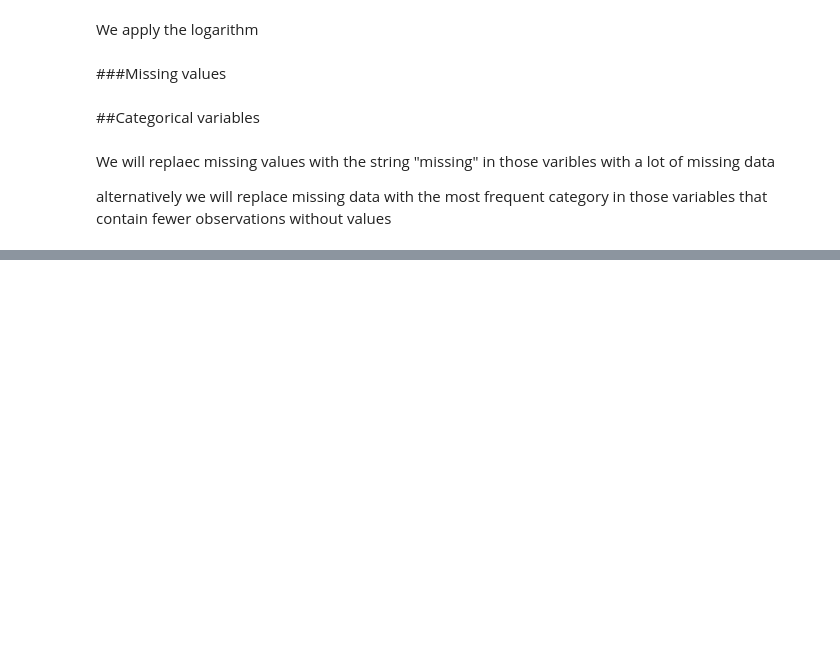
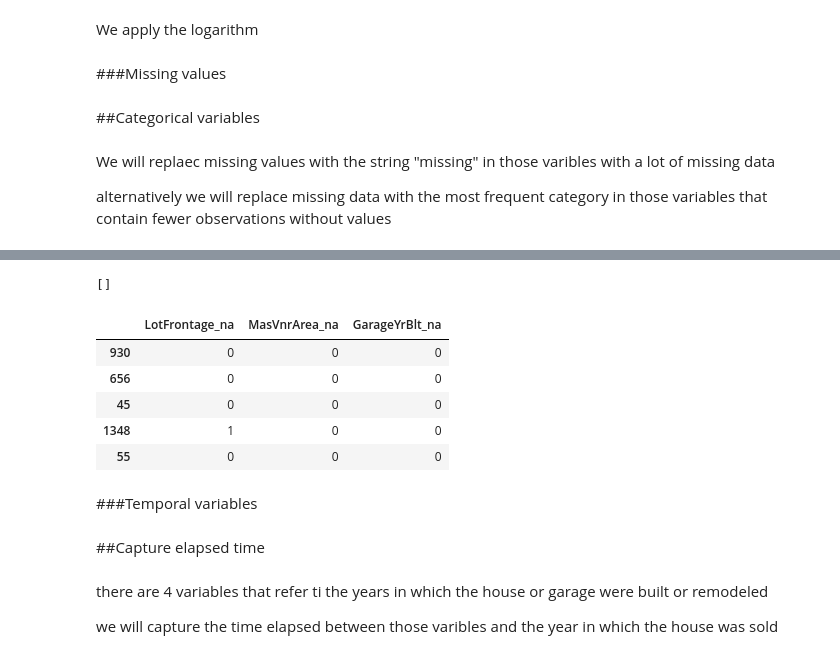
Before and after one commit to quintonmills/HousePricePredict, a Jupyter notebook: HPFeatureEngineering.ipynb, the cells around one changed output, grey strips where cells are left out. Saved outputs shown, nothing was run; the diff lists cells and outputs as text; code cells hidden in the pictures; blank space fills up the shorter version.

Commit message:
Engineering the variables of the House Price Dataset

```diff
--- a/HPFeatureEngineering.ipynb
+++ b/HPFeatureEngineering.ipynb
@@ -100,0 +156,5 @@ cat_vars = [var for var in data.columns if data[var].dtype =="O"]
+# %%
+#replace missing values with new label: "Missing"
+
+x_train[with_string_missing] = x_train[with_string_missing].fillna('Missing')
+x_test[with_string_missing] = x_test[with_string_missing].fillna('Missing')
@@ -100,0 +215,4 @@ cat_vars = [var for var in data.columns if data[var].dtype =="O"]
+# %%
+#now lets identify the numerical variables
+num_vars = [
+            var for var in x_train.columns if var not in cat_vars and var != 'SalePrice']
@@ -100,0 +224,8 @@ cat_vars = [var for var in data.columns if data[var].dtype =="O"]
+# %%
+#Make a list with the numerical variables that contain missing values
+vars_with_na = [
+                var for var in num_vars
+                if x_train[var].isnull().sum() > 0
+]
+#print percentage of missing values per variable
+x_train[vars_with_na].isnull().mean()
@@ -100,0 +237,20 @@ cat_vars = [var for var in data.columns if data[var].dtype =="O"]
+# %%
+#Replace missing values as we described above
+
+for var in vars_with_na:
+
+  #calculate the mean using the train set
+  mean_val = x_train[var].mean()
+
+  print(var, mean_val)
+
+  #add binary missing indicator (in train and test)
+  x_train[var + '_na'] = np.where(x_train[var].isnull(), 1, 0)
+  x_test[var + '_na'] = np.where(x_test[var].isnull(), 1, 0)
+
+  #replace missing values by the mean (in train and test)
+  x_train[var].fillna(mean_val, inplace = True)
+  x_test[var].fillna(mean_val, inplace = True)
+
+#Check that we have no more missing values in the engineered variables
+x_train[vars_with_na].isnull().sum()
@@ -100,0 +265,24 @@ cat_vars = [var for var in data.columns if data[var].dtype =="O"]
+# %%
+#Check that test set does not contain null values in the engineered variables
+[var for var in vars_with_na if x_test[var].isnull().sum() > 0]
+# %% [output]
+[]
+# %%
+#Check the binary missing indicator variables
+
+x_train[['LotFrontage_na', 'MasVnrArea_na', 'GarageYrBlt_na']].head()
+# %% [output]
+|  | LotFrontage_na | MasVnrArea_na | GarageYrBlt_na |
+| 930 | 0 | 0 | 0 |
+| 656 | 0 | 0 | 0 |
+| 45 | 0 | 0 | 0 |
+| 1348 | 1 | 0 | 0 |
+| 55 | 0 | 0 | 0 |
+# %% [markdown]
+###Temporal variables
+# %% [markdown]
+##Capture elapsed time
+# %% [markdown]
+there are 4 variables that refer ti the years in which the house or garage were built or remodeled
+
+we will capture the time elapsed between those varibles and the year in which the house was sold
```
Also changed, not shown: parts of 26 cells of this notebook.
